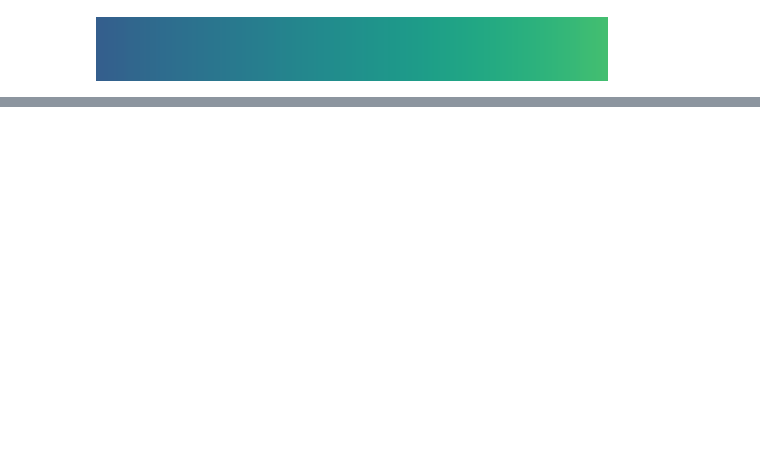
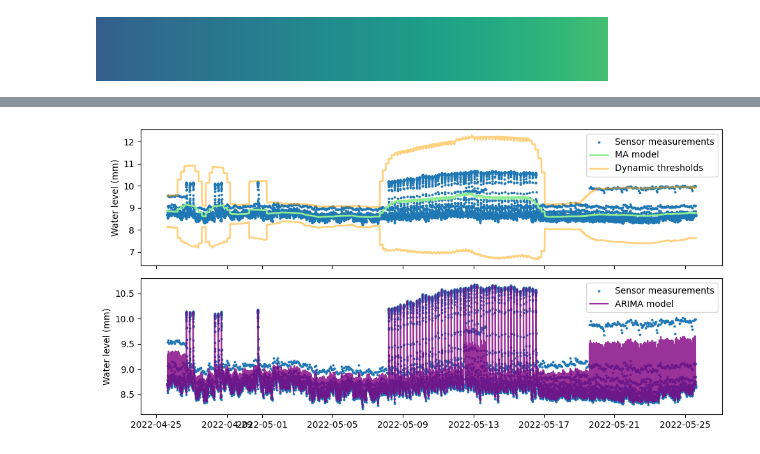
Before and after one commit to kLabUM/data-validation, a Jupyter notebook: figures.ipynb, the cells around one changed output, grey strips where cells are left out. Cells and saved outputs as stored; diff of their text form; code cells hidden in the pictures; blank space fills up the shorter version.

```diff
--- a/figures.ipynb
+++ b/figures.ipynb
@@ -237,7 +94,0 @@ def format_data(nbins=10):
-# %%
-data, y = format_data()
-pp = data.reshape(121,10,10)
-mean_c = np.mean(pp[np.where(y==0)], axis=0) # calculate mean clean phase portrait
-mean_o = np.mean(pp[np.where(y==1)], axis=0) # calculate mean obstructed phase portrait
-clean_sim = (data @ mean_c.flatten()) # calculate dataset similarity to clean phase portrait
-obst_sim = (data @ mean_o.flatten()) # calculate dataset similarity to obstructed phase portrait
@@ -350,10 +94,0 @@ plt.tight_layout()
-# %%
-df = import_data(index = 0)
-model = pm.auto_arima(np.array(df), seasonal=False, suppress_warnings=True, error_action="ignore")
-(p, d, q) = model.order
-model = api.tsa.SARIMAX(df, order=(p, d, q))
-model_fit = model.fit(disp=0, warn_convergence=False)
-residuals = pd.DataFrame(model_fit.resid)
-predict = model_fit.get_prediction()
-predictions = pd.DataFrame(predict.predicted_mean)
-residuals[0][0] = 0
@@ -600,0 +202,25 @@ dbscan_detection(df)
+# %%
+predictions, residuals = get_arima_fit(data[['Value']])
+mean = data['Value'].rolling(window='1D', min_periods=1, center=True).mean()
+std = data['Value'].rolling(window='1D', min_periods=1, center=True).std()
+threshold = set_dynamic_threshold(residuals, window_sz=72)
+# %%
+sub = data
+predsub=predictions
+
+fig, ax = plt.subplots(figsize=(10, 5), nrows=2, sharex=True)
+
+ax[0].scatter(sub.index, sub['Value'], s=3, label='Sensor measurements')
+ax[0].plot(sub.index, mean, linewidth=2, c='lightgreen', label='MA model')
+ax[0].plot(sub.index, mean+3*std, linewidth=2, c='orange', label='Dynamic thresholds', alpha=0.5)
+ax[0].plot(sub.index, mean-3*std, linewidth=2, c='orange', alpha=0.5)
+ax[1].scatter(sub.index, sub['Value'], s=3, label='Sensor measurements')
+ax[1].plot(predsub.index, predsub['predicted_mean'], c='purple', alpha=0.8, label='ARIMA model')
+ax[0].legend()
+ax[1].legend()
+
+ax[0].set_ylabel("Water level (mm)")
+ax[1].set_ylabel("Water level (mm)")
+plt.tight_layout()
+# %% [output]
+[figure, added]
```
Also changed, not shown: parts of 56 cells of this notebook, 1 other file.
